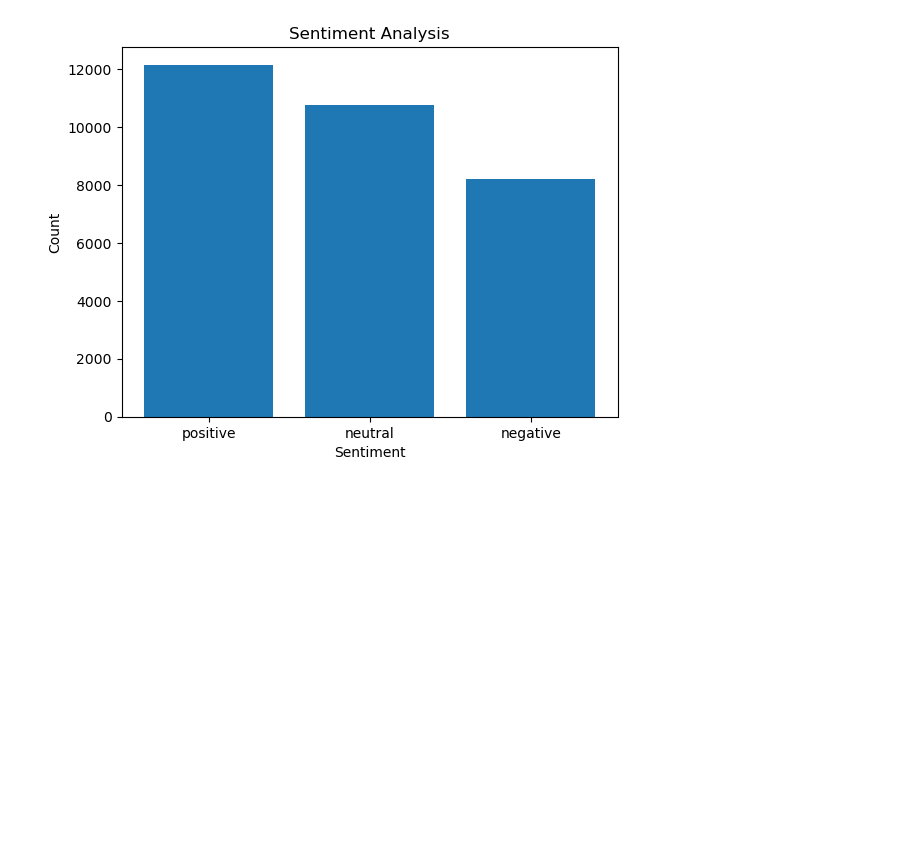
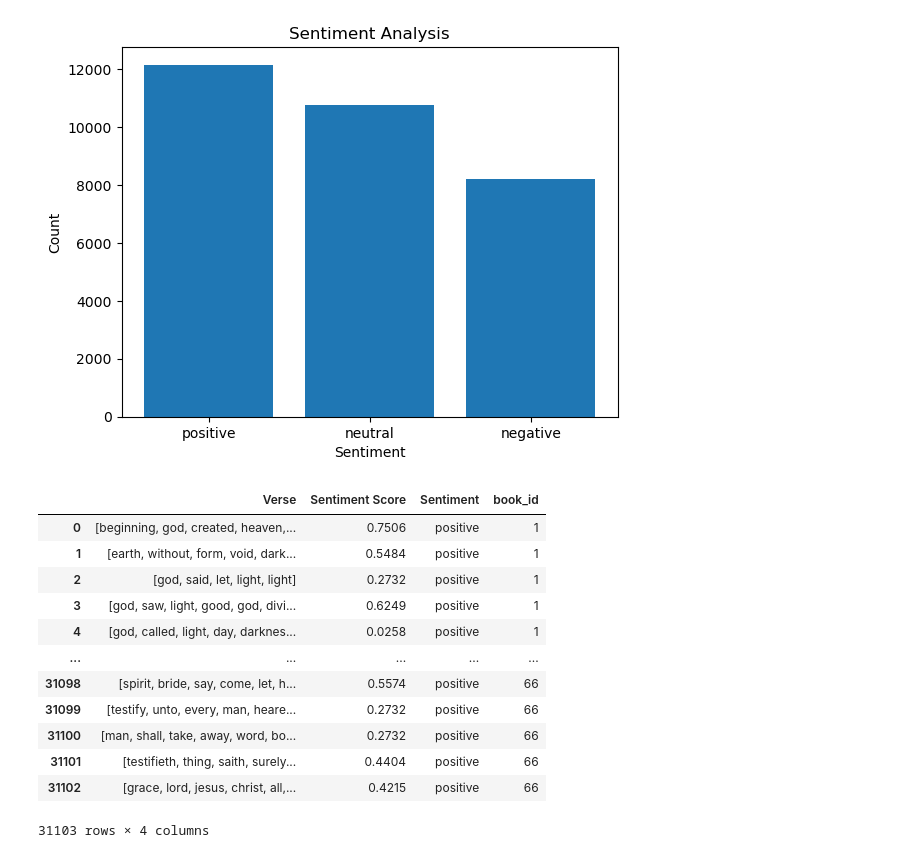
Before and after one commit to nastoo/datascience, a Jupyter notebook: TP3_V1.ipynb, the cells around one changed output. Cells and saved outputs as stored; diff of their text form; code cells hidden in the pictures; blank space fills up the shorter version.

```diff
--- a/TP3_V1.ipynb
+++ b/TP3_V1.ipynb
@@ -911,3 +895,20 @@ plt.title('Sentiment Analysis')
 plt.show()
 # %% [output]
 [figure]
+# %%
+visualization_df['book_id'] = bible_df_cleaned['book_id']
+visualization_df
+# %% [output]
+|  | Verse | Sentiment Score | Sentiment | book_id |
+| 0 | [beginning, god, created, heaven,... | 0.7506 | positive | 1 |
+| 1 | [earth, without, form, void, dark... | 0.5484 | positive | 1 |
+| 2 | [god, said, let, light, light] | 0.2732 | positive | 1 |
+| 3 | [god, saw, light, good, god, divi... | 0.6249 | positive | 1 |
+| 4 | [god, called, light, day, darknes... | 0.0258 | positive | 1 |
+| ... | ... | ... | ... | ... |
+| 31098 | [spirit, bride, say, come, let, h... | 0.5574 | positive | 66 |
+| 31099 | [testify, unto, every, man, heare... | 0.2732 | positive | 66 |
+| 31100 | [man, shall, take, away, word, bo... | 0.2732 | positive | 66 |
+| 31101 | [testifieth, thing, saith, surely... | 0.4404 | positive | 66 |
+| 31102 | [grace, lord, jesus, christ, all,... | 0.4215 | positive | 66 |
+31103 rows × 4 columns
```
Also changed, not shown: parts of 5 cells of this notebook, 1 other file.
